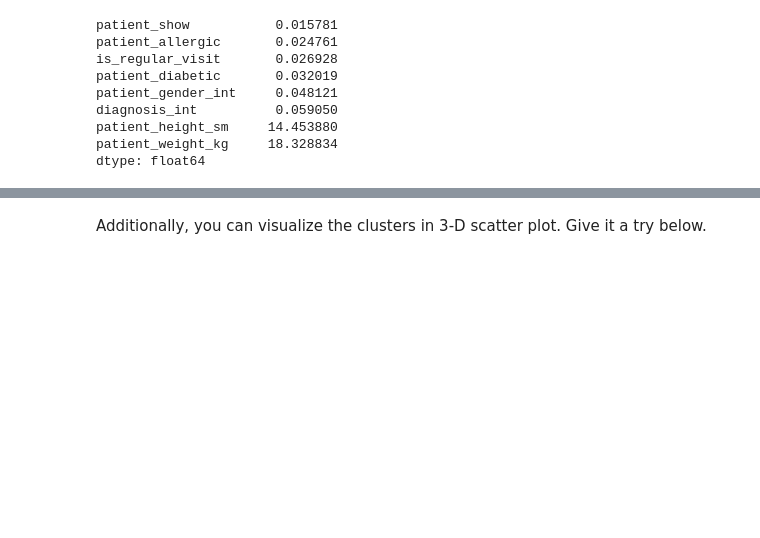
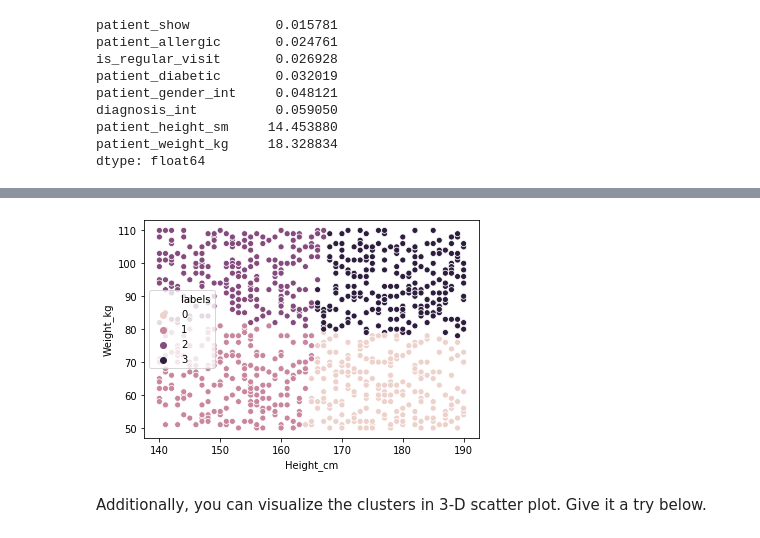
Before and after one commit to ta-data-lis/lab-unsupervised-learning-and-sklearn, a Jupyter notebook: your-code/main.ipynb, the cells around one changed output, grey strips where cells are left out. Saved outputs shown, nothing was run; the diff lists cells and outputs as text; code cells hidden in the pictures; blank space fills up the shorter version.

```diff
--- a/your-code/main.ipynb
+++ b/your-code/main.ipynb
@@ -491,2 +489,13 @@ If the scatter plot does not make any sense to you, it means the features you ch
+# %%
+X = patients["patient_height_sm"]
+y = patients["patient_weight_kg"]
+hue = patients["labels"]
+
+sns.scatterplot(X, y, hue = hue)
+plt.xlabel('Height_cm')
+plt.ylabel('Weight_kg')
+plt.show()
+# %% [output]
+[figure, added]
 # %% [markdown]
 Additionally, you can visualize the clusters in 3-D scatter plot. Give it a try below.
```
Also changed, not shown: parts of 3 cells of this notebook.
